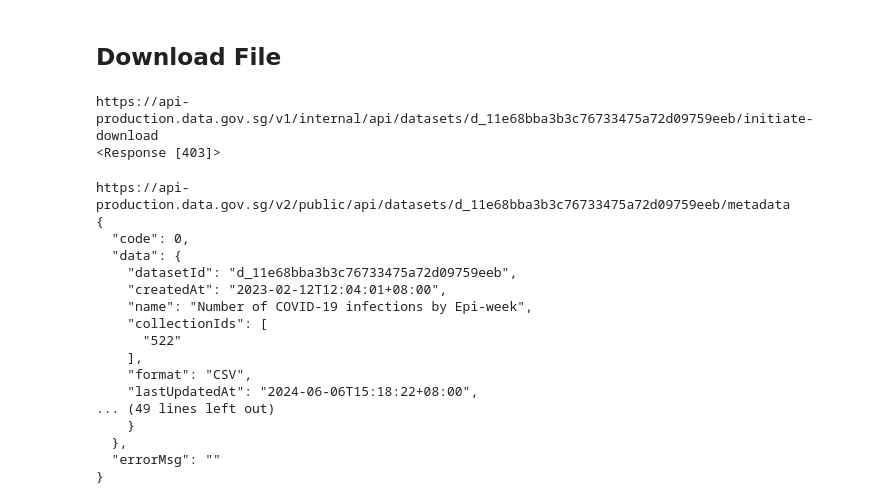
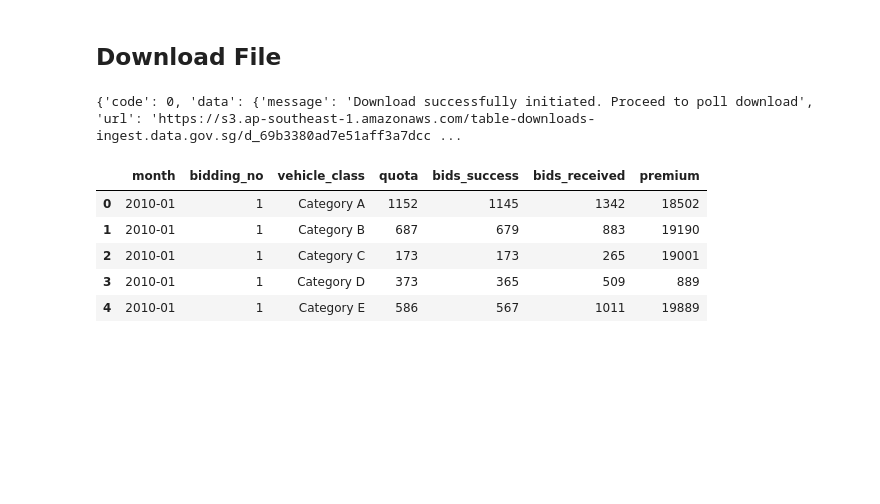
Before and after one commit to datagovsg/dgs-exploration, a Jupyter notebook: DataGovSG.ipynb, the cells around one changed output. Cells and saved outputs as stored; diff of their text form; code cells hidden in the pictures; blank space fills up the shorter version.

```diff
--- a/DataGovSG.ipynb
+++ b/DataGovSG.ipynb
@@ -3,41 +46,34 @@ DATASET_ID = "d_11e68bba3b3c76733475a72d09759eeb"
 # %% [markdown]
 ## Download File
-# %%
-import requests
-
-base_url = "https://api-production.data.gov.sg"
-download_url = base_url + f"/v1/internal/api/datasets/{DATASET_ID}/initiate-download"
-print(download_url)
-response = requests.get(download_url)
-print(response)
-
-# const response = await fetch('/v1/public/api/datasets/{datasetId}/initiate-download', {
-# %% [output]
-https://api-production.data.gov.sg/v1/internal/api/datasets/d_11e68bba3b3c76733475a72d09759eeb/initiate-download
-<Response [403]>
-# %%
-import requests
-
-base_url = "https://api-production.data.gov.sg"
-url = base_url + f"/v2/public/api/datasets/{DATASET_ID}/metadata"
-print(url)
-response = requests.get(url)
-print(json.dumps(response.json(), indent=2))
-# %% [output]
-https://api-production.data.gov.sg/v2/public/api/datasets/d_11e68bba3b3c76733475a72d09759eeb/metadata
-{
-  "code": 0,
-  "data": {
-    "datasetId": "d_11e68bba3b3c76733475a72d09759eeb",
-    "createdAt": "2023-02-12T12:04:01+08:00",
-    "name": "Number of COVID-19 infections by Epi-week",
-    "collectionIds": [
-      "522"
-    ],
-    "format": "CSV",
-    "lastUpdatedAt": "2024-06-06T15:18:22+08:00",
-... (49 lines left out)
-    }
-  },
-  "errorMsg": ""
-}
+# %%
+import requests
+
+# initiate download
+initiate_download_response = requests.get(
+    f"https://api-open.data.gov.sg/v1/public/api/datasets/{DATASET_ID}/initiate-download",
+    headers={"Content-Type":"application/json"},
+    json={}
+)
+
+print(initiate_download_response.json())
+# %% [output]
+{'code': 0, 'data': {'message': 'Download successfully initiated. Proceed to poll download', 'url': 'https://s3.ap-southeast-1.amazonaws.com/table-downloads-ingest.data.gov.sg/d_69b3380ad7e51aff3a7dcc ...
+# %%
+import pandas as pd
+
+response = requests.get(
+    f"https://api-open.data.gov.sg/v1/public/api/datasets/{DATASET_ID}/poll-download",
+    headers={"Content-Type":"application/json"},
+    json={}
+)
+
+DOWNLOAD_URL = response.json()['data']['url']
+df = pd.read_csv(DOWNLOAD_URL)
+df.head()
+# %% [output]
+|  | month | bidding_no | vehicle_class | quota | bids_success | bids_received | premium |
+| 0 | 2010-01 | 1 | Category A | 1152 | 1145 | 1342 | 18502 |
+| 1 | 2010-01 | 1 | Category B | 687 | 679 | 883 | 19190 |
+| 2 | 2010-01 | 1 | Category C | 173 | 173 | 265 | 19001 |
+| 3 | 2010-01 | 1 | Category D | 373 | 365 | 509 | 889 |
+| 4 | 2010-01 | 1 | Category E | 586 | 567 | 1011 | 19889 |
```
Also changed, not shown: parts of 7 cells of this notebook, 1 other file.
